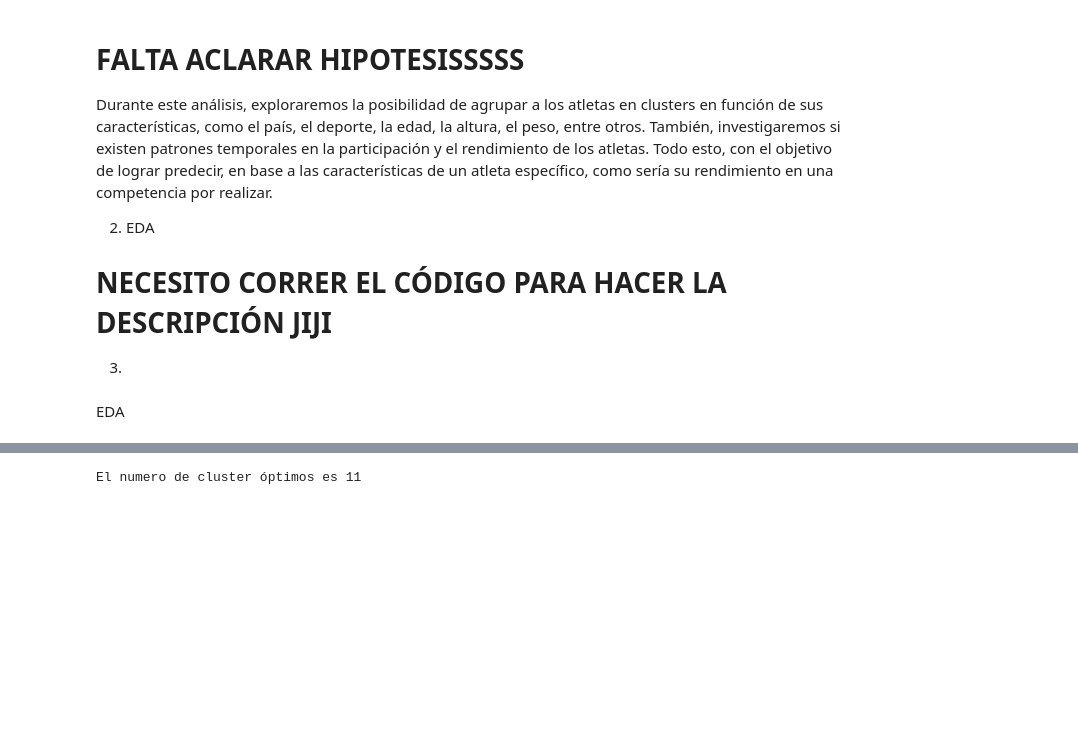
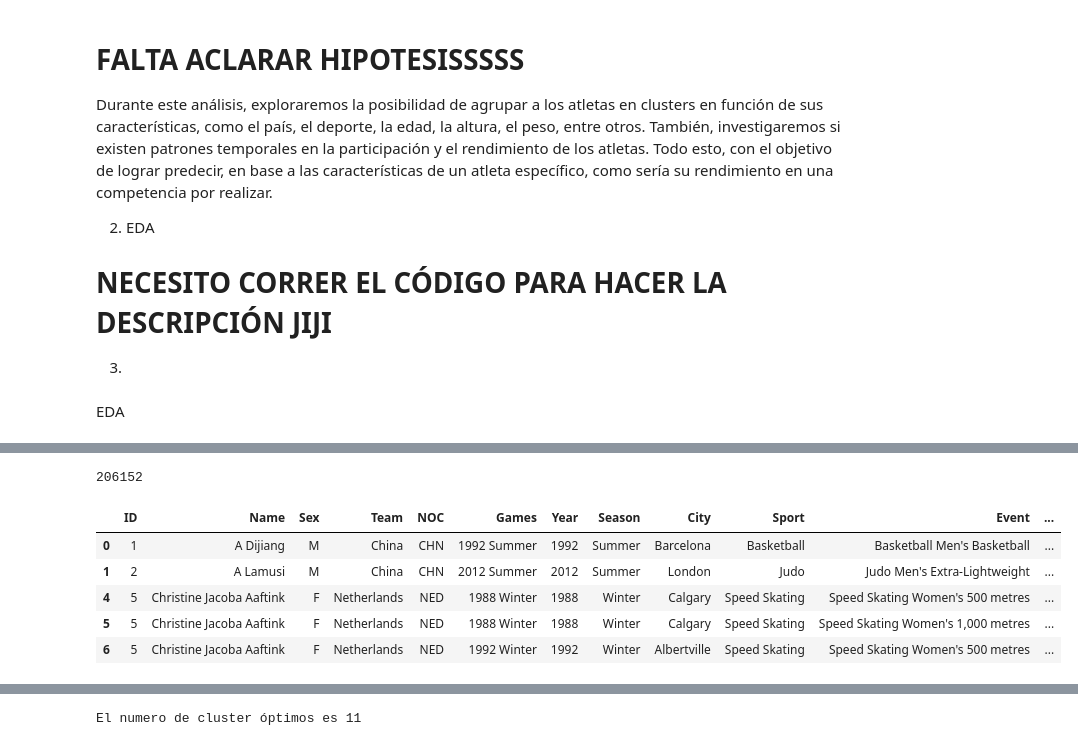
Before and after one commit to J07Aa/Repo, a Jupyter notebook: Proyecto_01/Proyecto_enunciado.ipynb, the cells around one changed output, grey strips where cells are left out. Saved outputs shown, nothing was run; the diff lists cells and outputs as text; code cells hidden in the pictures; blank space fills up the shorter version.

```diff
--- a/Proyecto_01/Proyecto_enunciado.ipynb
+++ b/Proyecto_01/Proyecto_enunciado.ipynb
@@ -796,3 +845,12 @@ df.head(5)
+# %%
+def fill_na_medal(df):
+    df['Medal'].fillna('No', inplace=True)
+    return df
+# %%
+fill_na_transf = FunctionTransformer(
+                func=fill_na_medal,
+                validate=False  # Puedes ajustar esto según tus necesidades
+            )
 # %%
 #df['Sport'].unique()
 # %%
@@ -802,7 +860,7 @@ profiler_1 = Profiler(df)
 # %%
 profiler_1.plot_vars(['Sex','Medal','Season','Sport'])
 # %%
-data_F = profiler_1.clean_data(columns = None, columns_to_split=['age-height-weight'], type_data_split = {'age-height-weight': 'float64'},
-                               duplicados=True, drop_na=True, impute_na=None)
+data_cle,pipe_cle = profiler_1.clean_data(columns = None, columns_to_split=['age-height-weight'], type_data_split = {'age-height-weight': 'float64'},
+                               duplicados=True, drop_na=True, impute_na=fill_na_transf)
 # %%
 #data_F = data_F.reset_index(drop = True)
@@ -811,2 +867,15 @@ data_F = profiler_1.clean_data(columns = None, columns_to_split=['age-height-wei
+# %%
+len(data_cle)
+# %% [output]
+206152
+# %%
+data_cle.head()
+# %% [output]
+|  | ID | Name | Sex | Team | NOC | Games | Year | Season | City | Sport | Event | ... |
+| 0 | 1 | A Dijiang | M | China | CHN | 1992 Summer | 1992 | Summer | Barcelona | Basketball | Basketball Men's Basketball | ... |
+| 1 | 2 | A Lamusi | M | China | CHN | 2012 Summer | 2012 | Summer | London | Judo | Judo Men's Extra-Lightweight | ... |
+| 4 | 5 | Christine Jacoba Aaftink | F | Netherlands | NED | 1988 Winter | 1988 | Winter | Calgary | Speed Skating | Speed Skating Women's 500 metres | ... |
+| 5 | 5 | Christine Jacoba Aaftink | F | Netherlands | NED | 1988 Winter | 1988 | Winter | Calgary | Speed Skating | Speed Skating Women's 1,000 metres | ... |
+| 6 | 5 | Christine Jacoba Aaftink | F | Netherlands | NED | 1992 Winter | 1992 | Winter | Albertville | Speed Skating | Speed Skating Women's 500 metres | ... |
 # %%
 profiler_1.summarize(clean_data = True)
```
Also changed, not shown: parts of 11 cells of this notebook, 21 other files.
